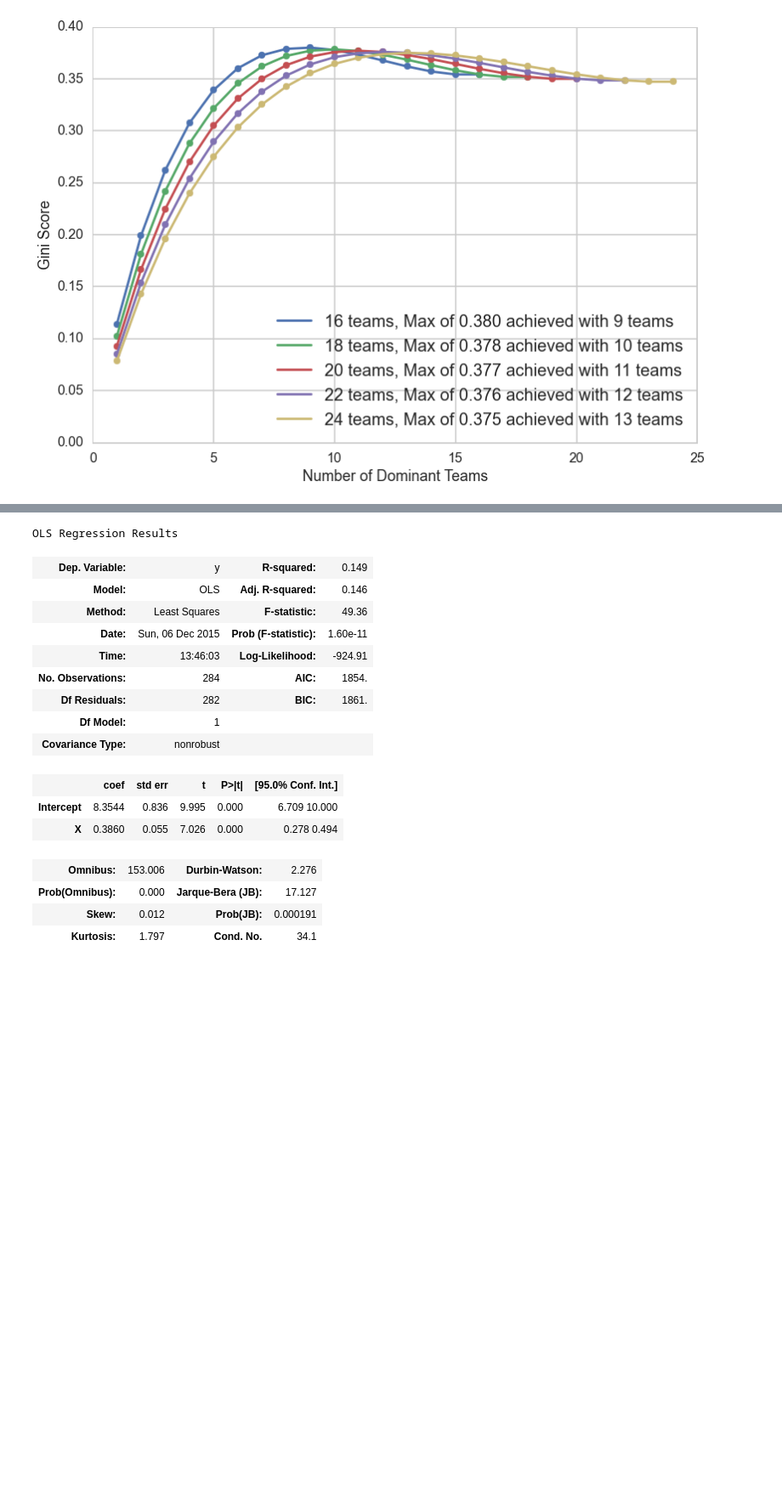
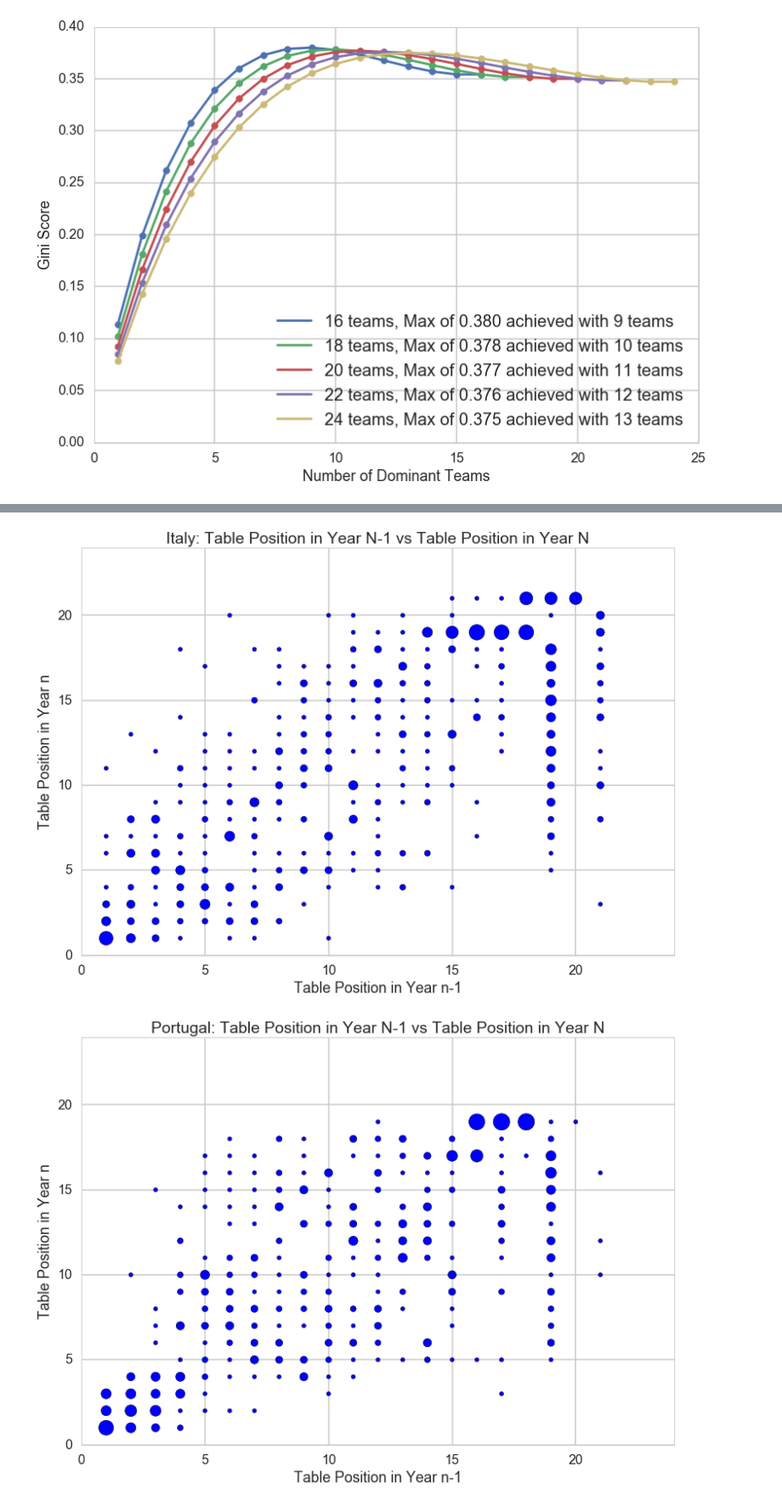
Before and after one commit to harvardsports/data, a Jupyter notebook: soccer-tables/EPL Parity Part 2.ipynb, the cells around one changed output, grey strips where cells are left out. Shown at 85% size. Saved outputs shown, nothing was run; the diff lists cells and outputs as text; code cells hidden in the pictures; blank space fills up the shorter version.

```diff
--- a/soccer-tables/EPL Parity Part 2.ipynb
+++ b/soccer-tables/EPL Parity Part 2.ipynb
@@ -632,0 +555,2 @@ array([u'Arsenal', u'Aston Villa', u'Barnsley', u'Birmingham City',
+# %%
+translations, dfs = translatorinator(d)
@@ -648,18 +590,21 @@ def translate(c1, c2, translations = translations_):
 
     return d
 # %%
-def regressify(d, translations = translations_, years_past = 1, column = "Pos", twenty=True):
+def regressify(d, translations = translations, years_past = 1, column = "Pos", twenty=True):
     out_d = {}
     for k, v in d.iteritems():
         text = "".join([str(k-years_past),"-",str(k)])
         try:
             df = d[k-years_past]
         except KeyError:
-            print "Data doesn't exist for", text
+            pass
+            #print "Data doesn't exist for", text
         else:
-            if df.shape[0] == 20 or (twenty == False):
-                out_d[text] = translate(df.Team, d[k].Team, translations_)
-            else:
-                print "Excluding data from", text
+            out_d[text] = translate(df.Team, d[k].Team, translations)
+            #if df.shape[0] == 20 or (twenty == False):
+            #    out_d[text] = translate(df.Team, d[k].Team, translations)
+            #else:
+            #    pass
+                #print "Excluding data from", text
     return out_d
 # %%
@@ -699,2 +646,0 @@ def compile_everything(d, translations = translations_, years_past = 1, column =
-# %%
-a,b = compile_everything(table_dict, years_past=10, s_ = 15);
@@ -741,20 +646,0 @@ b
-# %%
-a.summary()
-# %% [output]
-OLS Regression Results
-| Dep. Variable: | y | R-squared: | 0.149 |
-| Model: | OLS | Adj. R-squared: | 0.146 |
-| Method: | Least Squares | F-statistic: | 49.36 |
-| Date: | Sun, 06 Dec 2015 | Prob (F-statistic): | 1.60e-11 |
-| Time: | 13:46:03 | Log-Likelihood: | -924.91 |
-| No. Observations: | 284 | AIC: | 1854. |
-| Df Residuals: | 282 | BIC: | 1861. |
-| Df Model: | 1 |  |  |
-| Covariance Type: | nonrobust |  |  |
-|  | coef | std err | t | P>|t| | [95.0% Conf. Int.] |
-| Intercept | 8.3544 | 0.836 | 9.995 | 0.000 | 6.709 10.000 |
-| X | 0.3860 | 0.055 | 7.026 | 0.000 | 0.278 0.494 |
-| Omnibus: | 153.006 | Durbin-Watson: | 2.276 |
-| Prob(Omnibus): | 0.000 | Jarque-Bera (JB): | 17.127 |
-| Skew: | 0.012 | Prob(JB): | 0.000191 |
-| Kurtosis: | 1.797 | Cond. No. | 34.1 |
@@ -760,0 +672,26 @@ OLS Regression Results
+# %%
+def helper_graphs(s=25, yp=1, output=True):
+    b = {}
+    a = {}
+    for k, v in dfs.iteritems():
+        a_,b_ = compile_everything(v, translations=translations[k], label = k, years_past=yp, s_ = s, output=output);
+        a[k] = a_
+        b[k] = b_
+
+    cd = {}
+    for k,v in b.iteritems():
+        for k_, (c, t) in v.iteritems():
+            try:
+                c_, t_ = cd[k_]
+            except KeyError:
+                cd[k_] = [c, t]
+            else:
+                cd[k_] = [c+c_, t+t_]
+    if output:
+        plot1(cd, yp, "All", s)
+    return a, b
+# %%
+a, b = helper_graphs()
+# %% [output]
+[figure, added]
+[figure, added]
```
Also changed, not shown: parts of 49 cells of this notebook, 13 other files.
